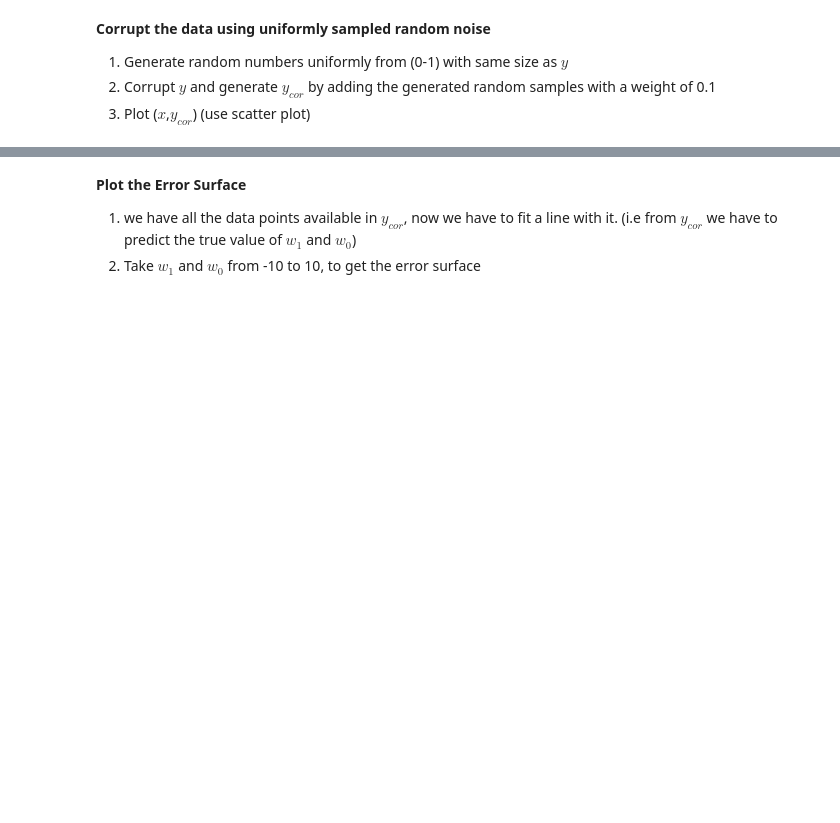
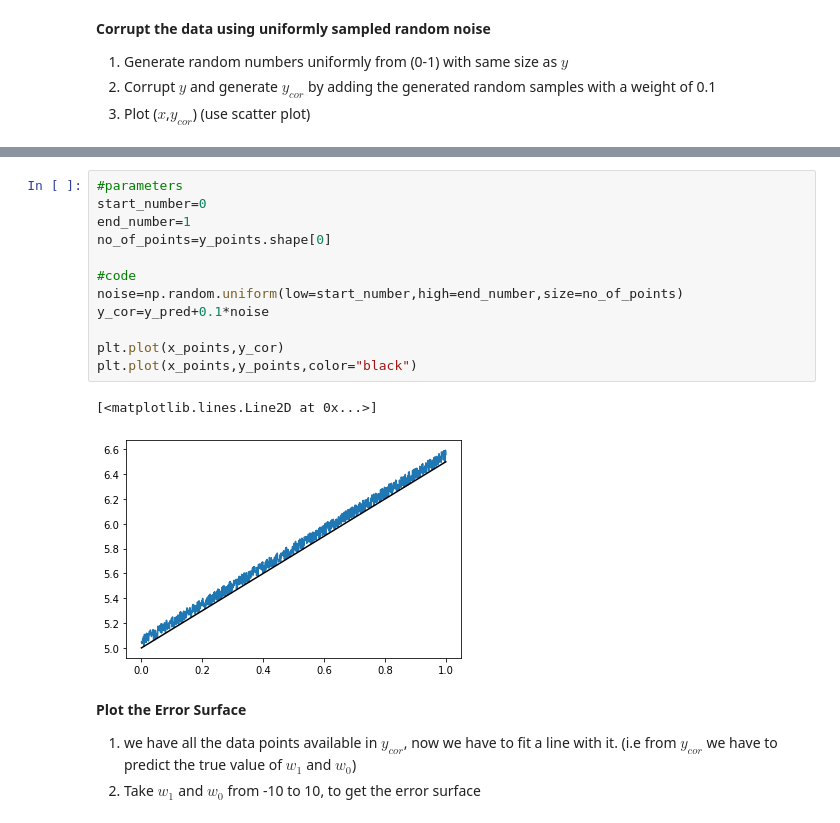
Before and after one commit to azrael05/PRML-Lab, a Jupyter notebook: Lab 05/Lab_5_Regression.ipynb, the cells around one changed output, grey strips where cells are left out. Drawn from its saved outputs; the diff is of its cells as text; blank space fills up the shorter version.

```diff
--- a/Lab 05/Lab_5_Regression.ipynb
+++ b/Lab 05/Lab_5_Regression.ipynb
@@ -181,3 +220,18 @@ Optimal Value of w1 is : 1.072589537989739
+# %%
+#parameters
+start_number=0
+end_number=1
+no_of_points=y_points.shape[0]
+
+#code
+noise=np.random.uniform(low=start_number,high=end_number,size=no_of_points)
+y_cor=y_pred+0.1*noise
+
+plt.plot(x_points,y_cor)
+plt.plot(x_points,y_points,color="black")
+# %% [output]
+[<matplotlib.lines.Line2D at 0x...>]
+[figure, added]
 # %% [markdown]
 **Plot the Error Surface**
 
```
Also changed, not shown: parts of 14 cells of this notebook.
